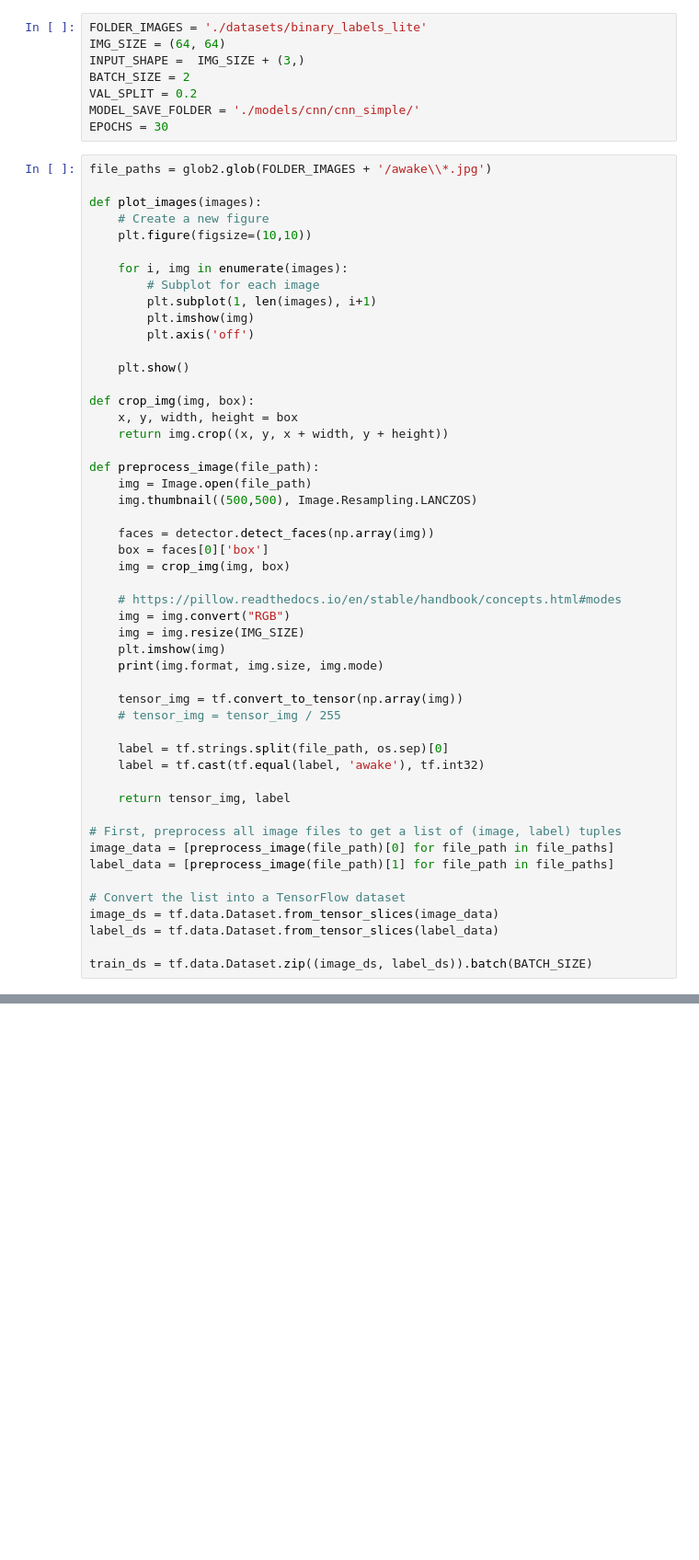
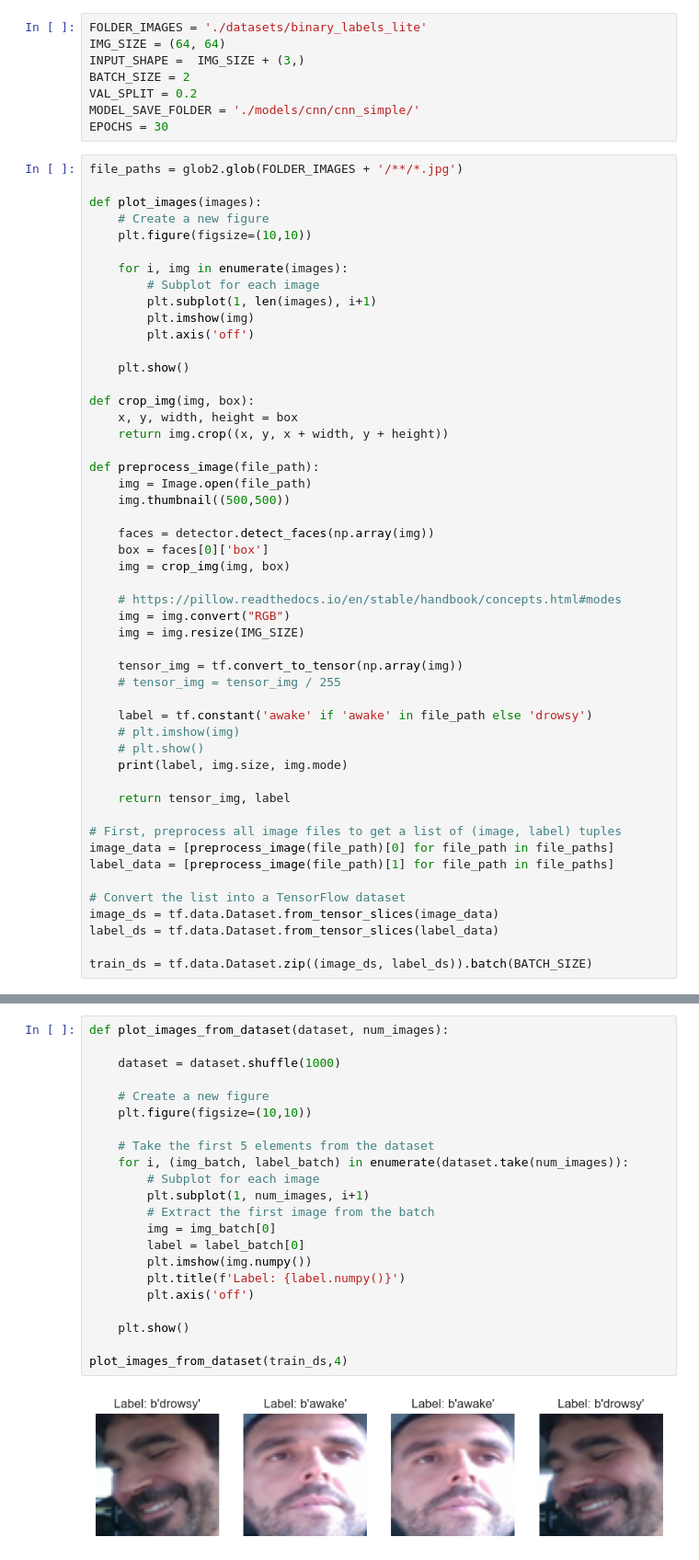
Before and after one commit to frangarcia/eyesontheroad, a Jupyter notebook: eyes_on_the_road.ipynb, the cells around one changed output, grey strips where cells are left out. Shown: that part at 92% size. Saved outputs shown, nothing was run; the diff lists cells and outputs as text; blank space fills up the shorter version.

```diff
--- a/eyes_on_the_road.ipynb
+++ b/eyes_on_the_road.ipynb
@@ -36,7 +36,7 @@ VAL_SPLIT = 0.2
 MODEL_SAVE_FOLDER = './models/cnn/cnn_simple/'
 EPOCHS = 30
 # %%
-file_paths = glob2.glob(FOLDER_IMAGES + '/awake\\*.jpg')
+file_paths = glob2.glob(FOLDER_IMAGES + '/**/*.jpg')
 
 def plot_images(images):
     # Create a new figure
@@ -56,7 +56,7 @@ def crop_img(img, box):
 
 def preprocess_image(file_path):
     img = Image.open(file_path)
-    img.thumbnail((500,500), Image.Resampling.LANCZOS)
+    img.thumbnail((500,500))
 
     faces = detector.detect_faces(np.array(img))
     box = faces[0]['box']
@@ -65,14 +65,14 @@ def preprocess_image(file_path):
     # https://pillow.readthedocs.io/en/stable/handbook/concepts.html#modes
     img = img.convert("RGB")
     img = img.resize(IMG_SIZE)
-    plt.imshow(img)
-    print(img.format, img.size, img.mode)
 
     tensor_img = tf.convert_to_tensor(np.array(img))
     # tensor_img = tensor_img / 255
 
-    label = tf.strings.split(file_path, os.sep)[0]
-    label = tf.cast(tf.equal(label, 'awake'), tf.int32)
+    label = tf.constant('awake' if 'awake' in file_path else 'drowsy')
+    # plt.imshow(img)
+    # plt.show()
+    print(label, img.size, img.mode)
 
     return tensor_img, label
 
@@ -97,0 +105,24 @@ None (64, 64) RGB
+# %%
+def plot_images_from_dataset(dataset, num_images):
+
+    dataset = dataset.shuffle(1000)
+
+    # Create a new figure
+    plt.figure(figsize=(10,10))
+
+    # Take the first 5 elements from the dataset
+    for i, (img_batch, label_batch) in enumerate(dataset.take(num_images)):
+        # Subplot for each image
+        plt.subplot(1, num_images, i+1)
+        # Extract the first image from the batch
+        img = img_batch[0]
+        label = label_batch[0]
+        plt.imshow(img.numpy())
+        plt.title(f'Label: {label.numpy()}')
+        plt.axis('off')
+
+    plt.show()
+
+plot_images_from_dataset(train_ds,4)
+# %% [output]
+[figure, added]
```
Also changed, not shown: parts of 1 cell of this notebook.
